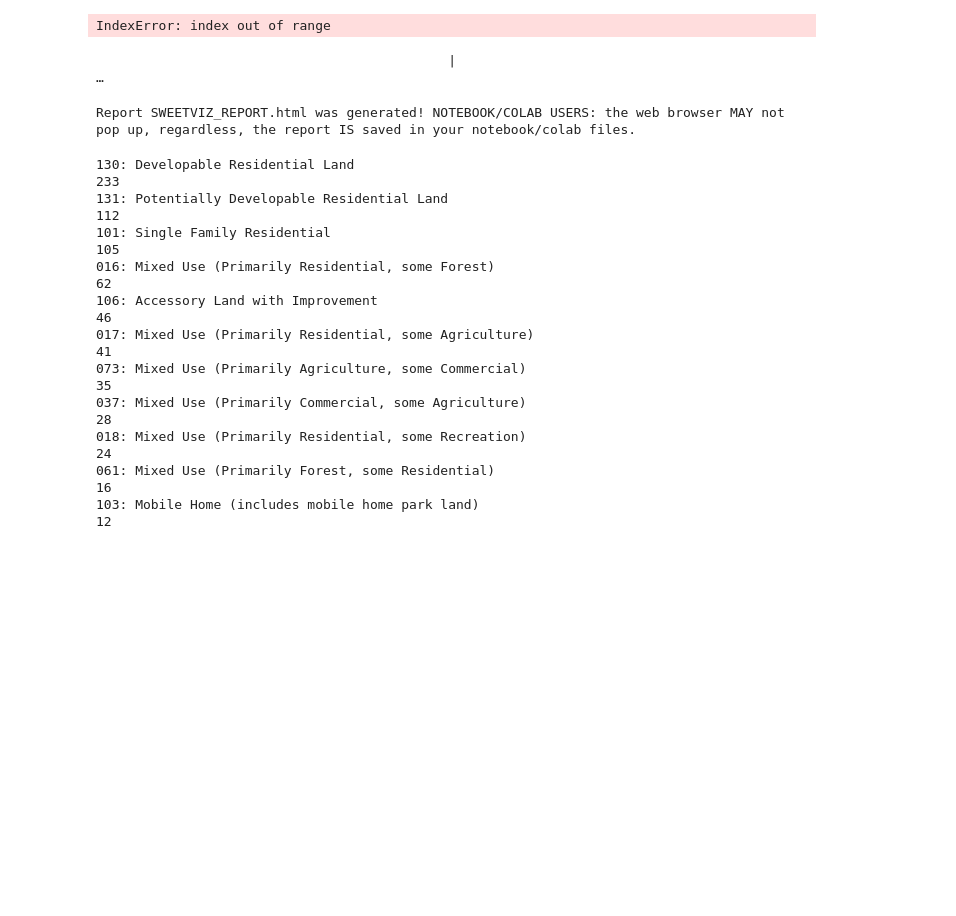
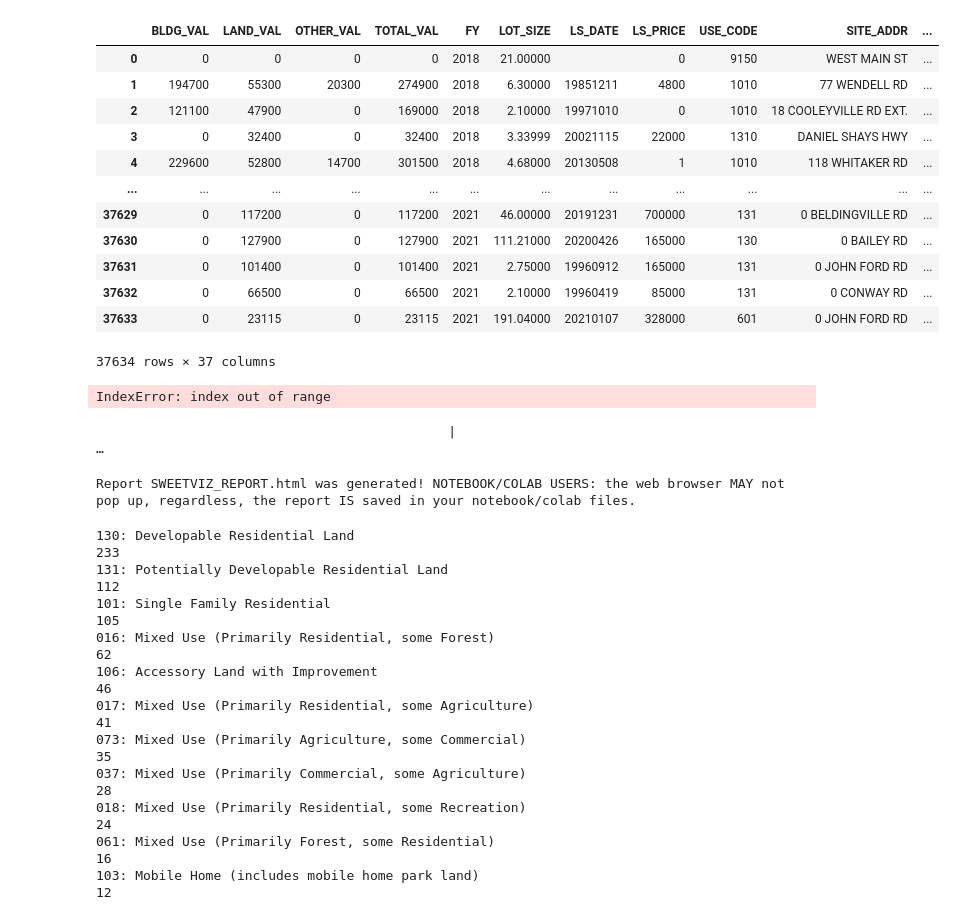
Before and after one commit to saulshanabrook/property-data, a Jupyter notebook: Untitled.ipynb, the cells around one changed output. Cells and saved outputs as stored; diff of their text form; code cells hidden in the pictures; blank space fills up the shorter version.

```diff
--- a/Untitled.ipynb
+++ b/Untitled.ipynb
@@ -3,6 +3,22 @@ from load_data import df
 
 import geopandas as gpd
 from distance_matrix import add_directions_columns
+# %%
+df
+# %% [output]
+|  | BLDG_VAL | LAND_VAL | OTHER_VAL | TOTAL_VAL | FY | LOT_SIZE | LS_DATE | LS_PRICE | USE_CODE | SITE_ADDR | ... |
+| 0 | 0 | 0 | 0 | 0 | 2018 | 21.00000 |  | 0 | 9150 | WEST MAIN ST | ... |
+| 1 | 194700 | 55300 | 20300 | 274900 | 2018 | 6.30000 | 19851211 | 4800 | 1010 | 77 WENDELL RD | ... |
+| 2 | 121100 | 47900 | 0 | 169000 | 2018 | 2.10000 | 19971010 | 0 | 1010 | 18 COOLEYVILLE RD EXT. | ... |
+| 3 | 0 | 32400 | 0 | 32400 | 2018 | 3.33999 | 20021115 | 22000 | 1310 | DANIEL SHAYS HWY | ... |
+| 4 | 229600 | 52800 | 14700 | 301500 | 2018 | 4.68000 | 20130508 | 1 | 1010 | 118 WHITAKER RD | ... |
+| ... | ... | ... | ... | ... | ... | ... | ... | ... | ... | ... | ... |
+| 37629 | 0 | 117200 | 0 | 117200 | 2021 | 46.00000 | 20191231 | 700000 | 131 | 0 BELDINGVILLE RD | ... |
+| 37630 | 0 | 127900 | 0 | 127900 | 2021 | 111.21000 | 20200426 | 165000 | 130 | 0 BAILEY RD | ... |
+| 37631 | 0 | 101400 | 0 | 101400 | 2021 | 2.75000 | 19960912 | 165000 | 131 | 0 JOHN FORD RD | ... |
+| 37632 | 0 | 66500 | 0 | 66500 | 2021 | 2.10000 | 19960419 | 85000 | 131 | 0 CONWAY RD | ... |
+| 37633 | 0 | 23115 | 0 | 23115 | 2021 | 191.04000 | 20210107 | 328000 | 601 | 0 JOHN FORD RD | ... |
+37634 rows × 37 columns
 # %%
 NO_MAX_OCCUPANCY = [
     "wendell",
```
